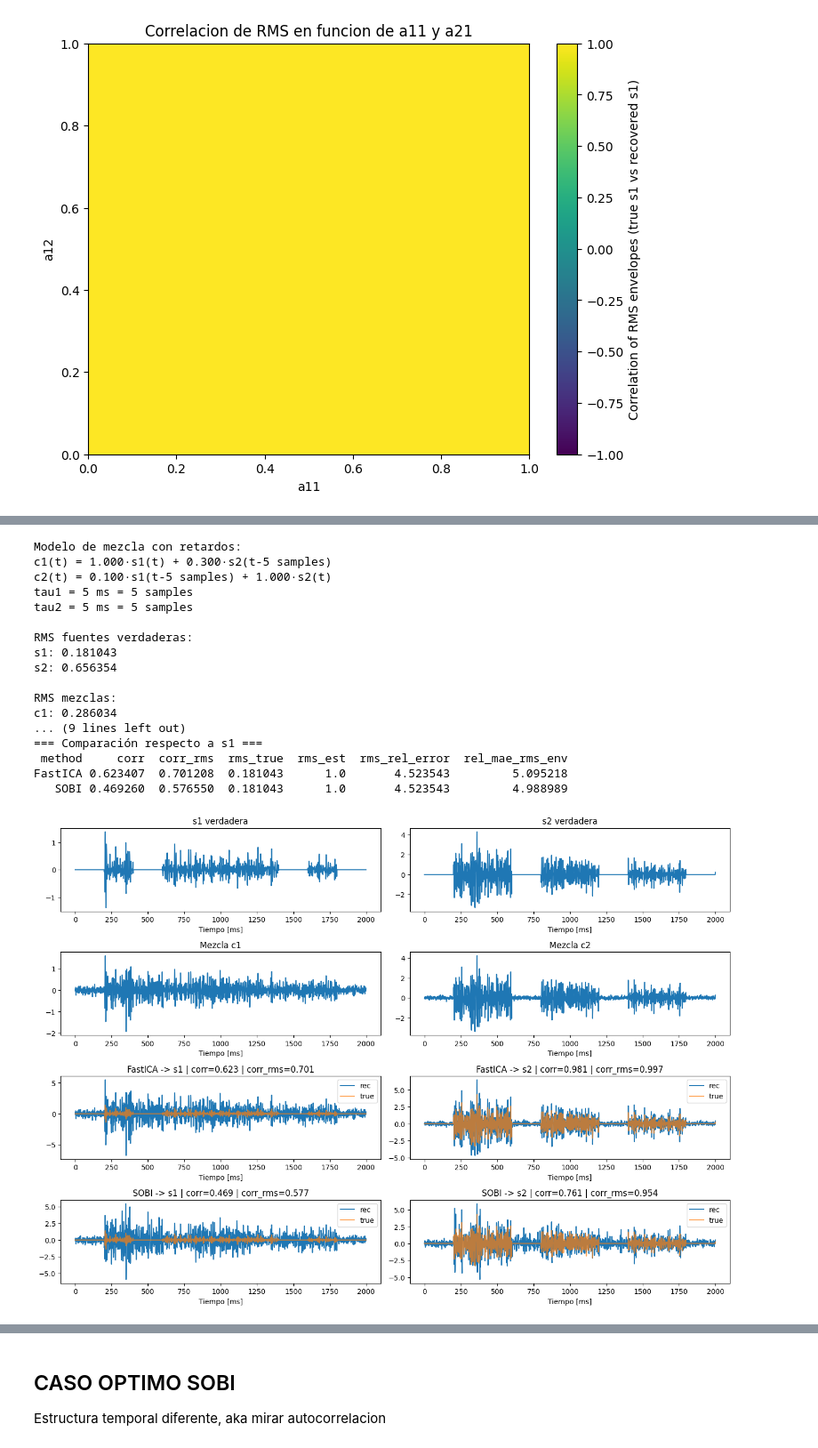
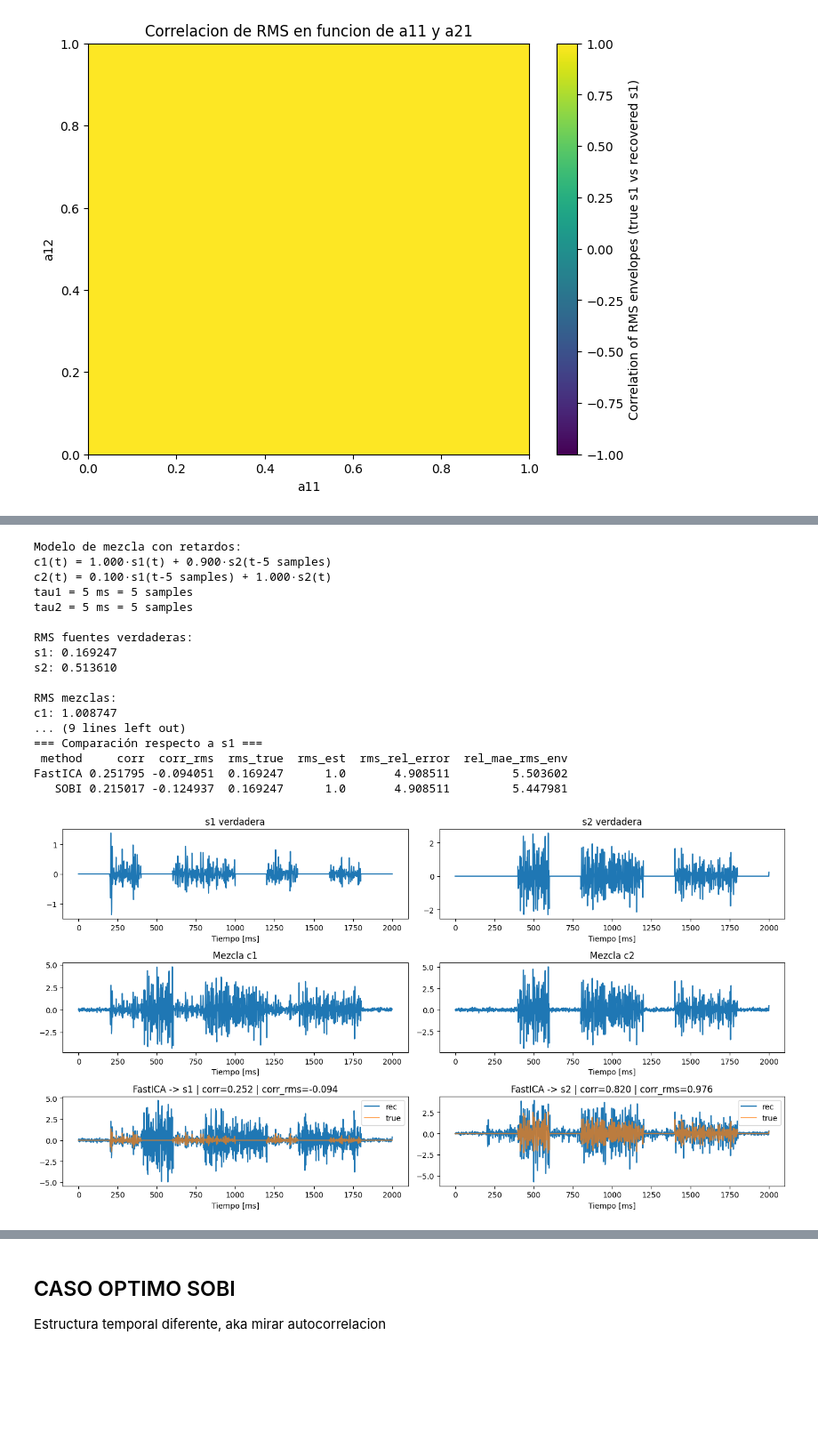
Before and after one commit to acobianiregui/TFG, a Jupyter notebook: codigo/notebooks/blind_testing.ipynb, the cells around one changed output, grey strips where cells are left out. Shown at 89% size. Saved outputs shown, nothing was run; the diff lists cells and outputs as text; code cells hidden in the pictures; blank space fills up the shorter version.

Commit message:
clean part 1

```diff
--- a/codigo/notebooks/blind_testing.ipynb
+++ b/codigo/notebooks/blind_testing.ipynb
@@ -467,14 +636,11 @@ s1 = s1[:N]
 s2 = s2[:N]
 
 S_true = np.column_stack([s1, s2])
-
-#########
-#Parametros
 fs = 1000
 window_ms = 150
 step_ms = 50
 
-beta = 0.3
+beta = 0.9
 a11 = 1.0
 a12 = beta
 a21 = 0.1
@@ -482,9 +648,9 @@ a22 = 1.0
 noise_std = 0.1
 seed = 0
 
-# Retardos entre 2 y 10 ms
-tau1_ms = 5  # retardo de s2 en c1
-tau2_ms = 5   # retardo de s1 en c2
+
+tau1_ms = 5
+tau2_ms = 5
 
 tau1 = int(fs * tau1_ms / 1000)
 tau2 = int(fs * tau2_ms / 1000)
@@ -499,8 +665,15 @@ s2_delayed = delay_signal(s2, tau1)
 c1 = a11 * s1 + a12 * s2_delayed
 c2 = a21 * s1_delayed + a22 * s2
 
-X_clean = np.column_stack([c1, c2])
-X = X_clean + n
+X = np.column_stack([c1, c2])
+
+#norrmaizacion
+rms_mix = np.sqrt(np.mean(X**2, axis=0, keepdims=True))
+X_scaled = X / (rms_mix + 1e-12)
+
+c1_scaled = X_scaled[:, 0]
+c2_scaled = X_scaled[:, 1]
+X = X_scaled + n
 
 print("Modelo de mezcla con retardos:")
 print(f"c1(t) = {a11:.3f}·s1(t) + {a12:.3f}·s2(t-{tau1} samples)")
@@ -524,7 +697,7 @@ df_fastica, S_fastica_eval, env_fastica = evaluate_method(
     fs=fs, window_ms=window_ms, step_ms=step_ms
 )
 
-# SOBI
+#SOBI
 
 lags = [1, 2, 3, 5, 8, 12, 16, 20, 25, 30]
 S_sobi, W_sobi = sobi(X, n_sources=2, delays=lags)
@@ -550,7 +723,7 @@ print(df_s1[[
 
 #Gráficas señales
 num_samples_plot = min(4000, N)
-t = np.arange(num_samples_plot) / fs * 1000  # en ms
+t = np.arange(num_samples_plot) / fs * 1000
 
 plt.figure(figsize=(14, 12))
 
@@ -595,7 +768,7 @@ plt.title(
 )
 plt.xlabel("Tiempo [ms]")
 plt.legend()
-
+"""
 plt.subplot(5, 2, 7)
 plt.plot(t, S_sobi_eval[:num_samples_plot, 0], label="rec")
 plt.plot(t, s1[:num_samples_plot], alpha=0.7, label="true")
@@ -611,41 +784,39 @@ plt.plot(t, S_sobi_eval[:num_samples_plot, 1], label="rec")
 plt.plot(t, s2[:num_samples_plot], alpha=0.7, label="true")
 plt.title(
     f"SOBI -> s2 | corr={safe_corr(S_sobi_eval[:,1], s2):.3f} | "
     f"corr_rms={env_sobi['s2']['corr_rms']:.3f}"
 )
 plt.xlabel("Tiempo [ms]")
 plt.legend()
-
+"""
 plt.tight_layout()
 plt.show()
 
-# =========================================================
-# Gráficas de envolvente RMS para s1
-# =========================================================
+
 plt.figure(figsize=(12, 5))
 plt.plot(env_fastica["s1"]["env_true"], label="RMS env s1 true")
 plt.plot(env_fastica["s1"]["env_est"], label="RMS env s1 FastICA")
 plt.plot(env_sobi["s1"]["env_est"], label="RMS env s1 SOBI", alpha=0.8)
 plt.title("Envolvente RMS de s1")
 plt.legend()
 plt.tight_layout()
 plt.show()
 # %% [output]
 Modelo de mezcla con retardos:
-c1(t) = 1.000·s1(t) + 0.300·s2(t-5 samples)
+c1(t) = 1.000·s1(t) + 0.900·s2(t-5 samples)
 c2(t) = 0.100·s1(t-5 samples) + 1.000·s2(t)
 tau1 = 5 ms = 5 samples
 tau2 = 5 ms = 5 samples
 
 RMS fuentes verdaderas:
-s1: 0.181043
-s2: 0.656354
+s1: 0.169247
+s2: 0.513610
 
 RMS mezclas:
-c1: 0.286034
+c1: 1.008747
 ... (9 lines left out)
 === Comparación respecto a s1 ===
  method     corr  corr_rms  rms_true  rms_est  rms_rel_error  rel_mae_rms_env
-FastICA 0.623407  0.701208  0.181043      1.0       4.523543         5.095218
-   SOBI 0.469260  0.576550  0.181043      1.0       4.523543         4.988989
+FastICA 0.251795 -0.094051  0.169247      1.0       4.908511         5.503602
+   SOBI 0.215017 -0.124937  0.169247      1.0       4.908511         5.447981
-[figure, old version]
+[figure, new version]
```
Also changed, not shown: parts of 19 cells of this notebook, 27 other files.
